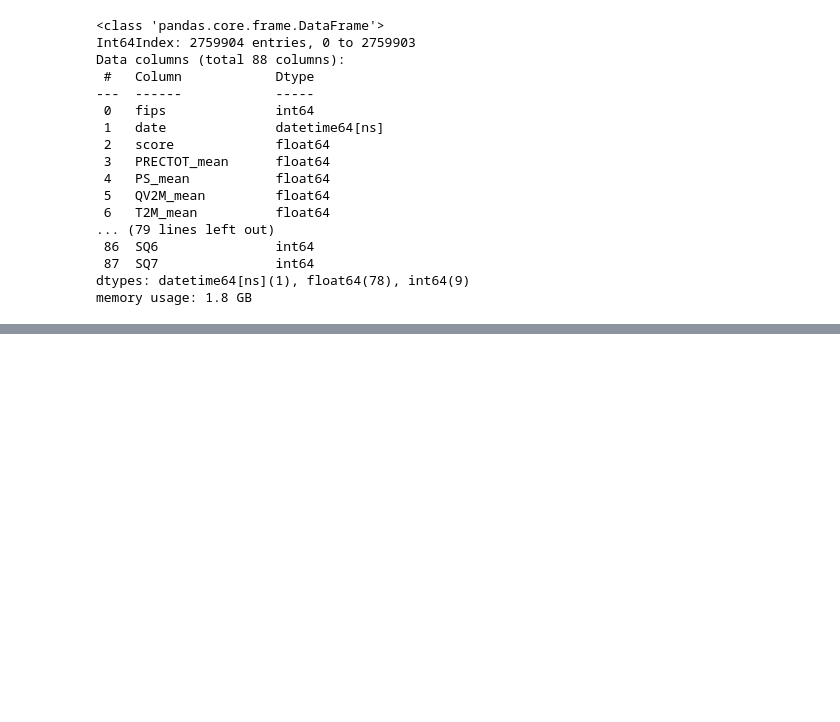
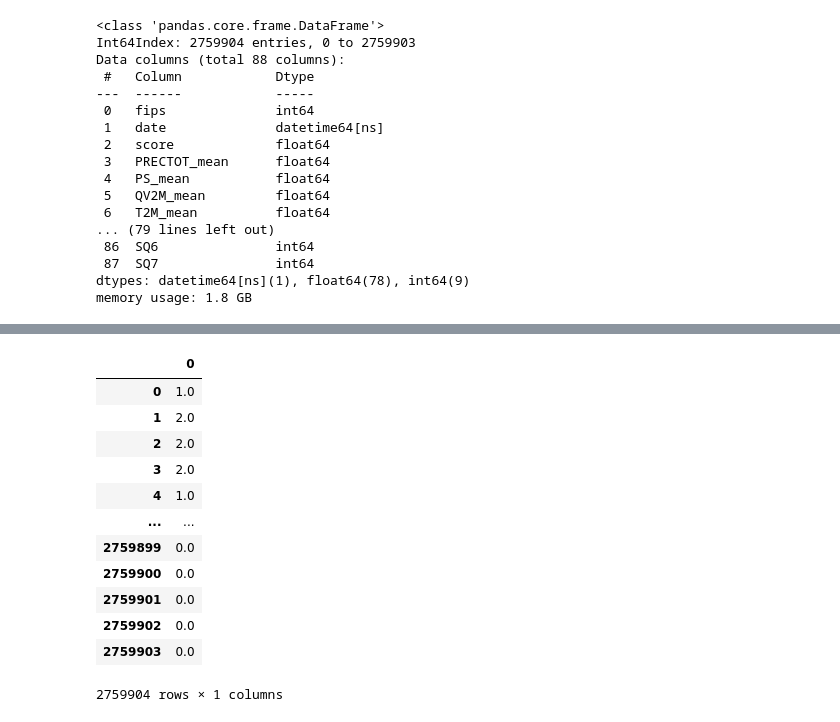
Before and after one commit to ChadDelany/drought_prediction, a Jupyter notebook: Notebooks/04b_Modeling_CV.ipynb, the cells around one changed output, grey strips where cells are left out. Saved outputs shown, nothing was run; the diff lists cells and outputs as text; code cells hidden in the pictures; blank space fills up the shorter version.

```diff
--- a/Notebooks/04b_Modeling_CV.ipynb
+++ b/Notebooks/04b_Modeling_CV.ipynb
@@ -87,0 +106,16 @@ y = tsm.loc[:,['score']].values
+# %%
+y
+# %% [output]
+|  | 0 |
+| 0 | 1.0 |
+| 1 | 2.0 |
+| 2 | 2.0 |
+| 3 | 2.0 |
+| 4 | 1.0 |
+| ... | ... |
+| 2759899 | 0.0 |
+| 2759900 | 0.0 |
+| 2759901 | 0.0 |
+| 2759902 | 0.0 |
+| 2759903 | 0.0 |
+2759904 rows × 1 columns
```
Also changed, not shown: parts of 27 cells of this notebook, 1 other file.
